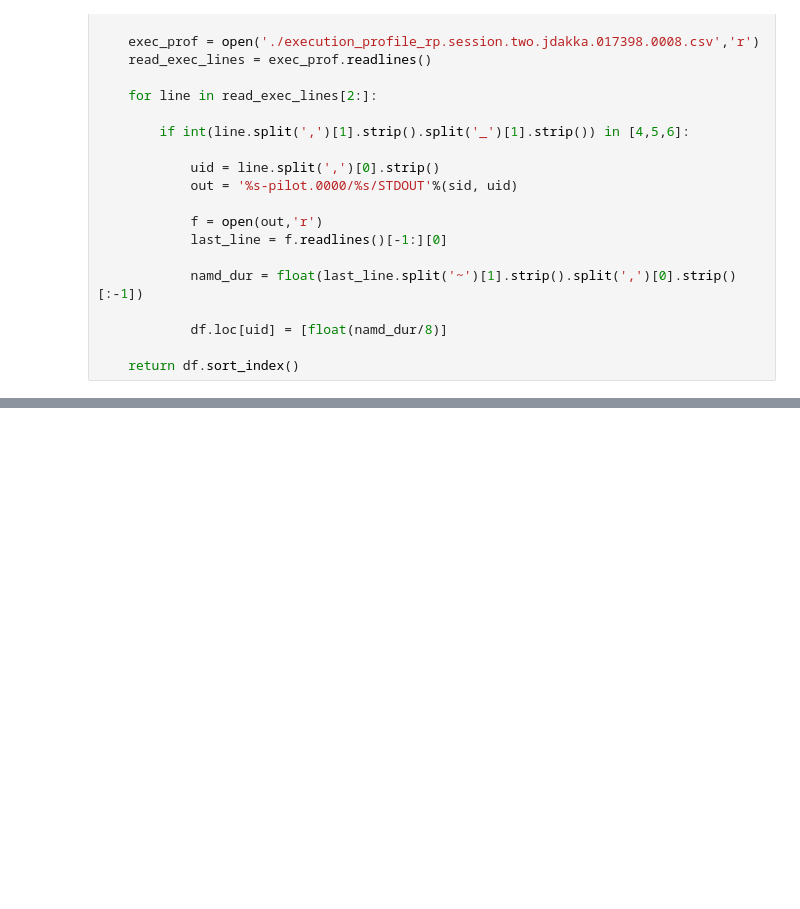
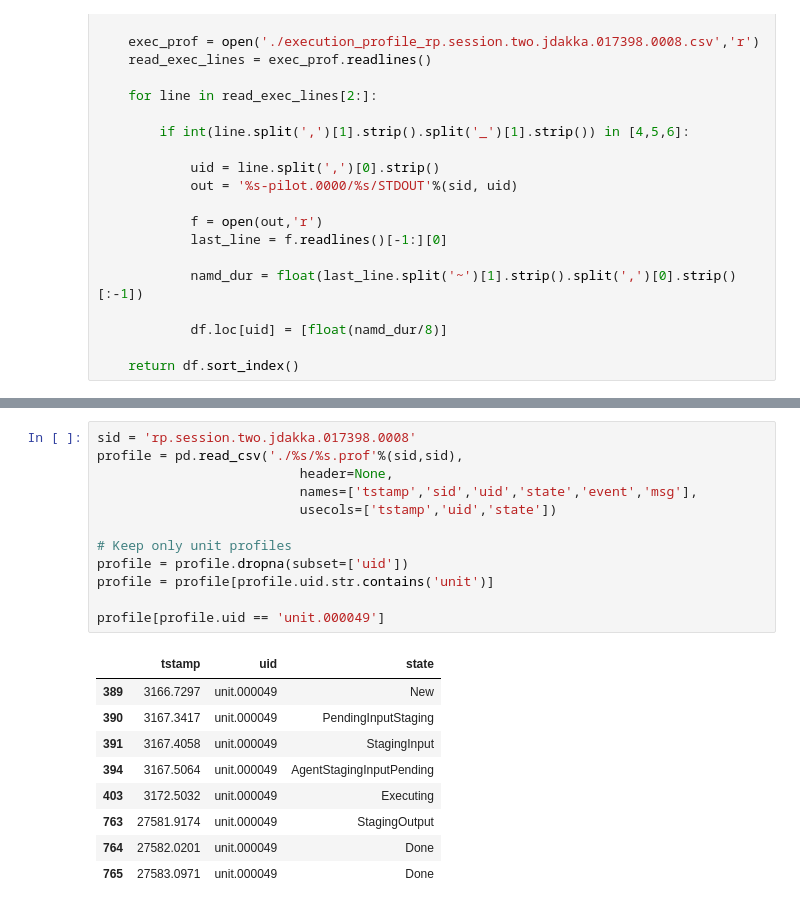
Before and after one commit to radical-experiments/htbac-experiments, a Jupyter notebook: weak_scaling_namd_entk4/null-ws-128cores-trial1/calculate_timestamps_and_tx.ipynb, the cells around one changed output, grey strips where cells are left out. Saved outputs shown, nothing was run; the diff lists cells and outputs as text; blank space fills up the shorter version.

```diff
--- a/weak_scaling_namd_entk4/null-ws-128cores-trial1/calculate_timestamps_and_tx.ipynb
+++ b/weak_scaling_namd_entk4/null-ws-128cores-trial1/calculate_timestamps_and_tx.ipynb
@@ -108,0 +211,22 @@ ax.set_title('Tx for each unit obtained from RP profiles and NAMD logs')
+# %%
+sid = 'rp.session.two.jdakka.017398.0008'
+profile = pd.read_csv('./%s/%s.prof'%(sid,sid),
+                          header=None,
+                          names=['tstamp','sid','uid','state','event','msg'],
+                          usecols=['tstamp','uid','state'])
+
+# Keep only unit profiles
+profile = profile.dropna(subset=['uid'])
+profile = profile[profile.uid.str.contains('unit')]
+
+profile[profile.uid == 'unit.000049']
+# %% [output]
+|  | tstamp | uid | state |
+| 389 | 3166.7297 | unit.000049 | New |
+| 390 | 3167.3417 | unit.000049 | PendingInputStaging |
+| 391 | 3167.4058 | unit.000049 | StagingInput |
+| 394 | 3167.5064 | unit.000049 | AgentStagingInputPending |
+| 403 | 3172.5032 | unit.000049 | Executing |
+| 763 | 27581.9174 | unit.000049 | StagingOutput |
+| 764 | 27582.0201 | unit.000049 | Done |
+| 765 | 27583.0971 | unit.000049 | Done |
```
Also changed, not shown: parts of 6 cells of this notebook.
